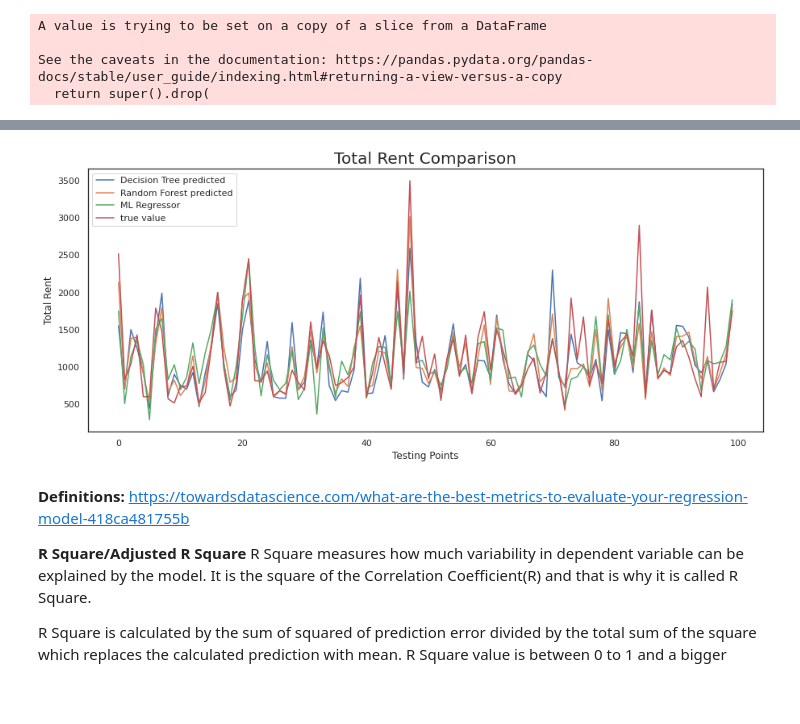
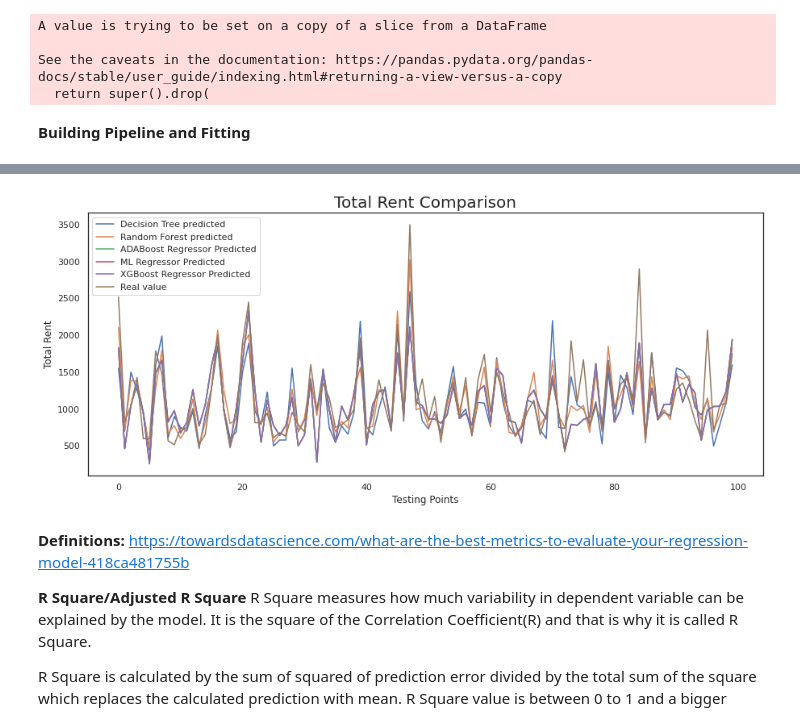
Before and after one commit to Mihrabch/Rental, a Jupyter notebook: Rental_Github.ipynb, the cells around one changed output, grey strips where cells are left out. Cells and saved outputs as stored; diff of their text form; code cells hidden in the pictures; blank space fills up the shorter version.

```diff
--- a/Rental_Github.ipynb
+++ b/Rental_Github.ipynb
@@ -332,7 +331,7 @@ date = pd.DataFrame(dfk_categorical_drp1['date'].value_counts().rename_axis('Typ
 dfk_list = [heating, cond, intQual, petsall, tpflt,date]
 # %%
 p = []
-name = ['heating', 'cond', 'intQual', 'petsall', 'tpflt','date']
+name = ['Heating', 'Condition', 'Interior Quality', 'Pets Allowed', 'Type of Flat','Move in Date']
 for i in range(0,len(dfk_list)):
     fig = plt.figure()
     plt.barh(dfk_list[i].Types, dfk_list[i].counts)
@@ -643,3 +645,5 @@ X_test_c = strat_test_set.drop("totalRent", axis=1)
+# %% [markdown]
+**Building Pipeline and Fitting**
 # %%
 X_train = pd.DataFrame((X_train_c))
 X_test = pd.DataFrame((X_test_c))
@@ -649,14 +653,18 @@ X_test = pd.DataFrame((X_test_c))
 from sklearn.pipeline import make_pipeline
 from sklearn.tree import DecisionTreeRegressor
 from sklearn.ensemble import RandomForestRegressor
+from sklearn.ensemble import AdaBoostRegressor
 from sklearn.neural_network import MLPRegressor
+import xgboost as xgb
 
 
 
 models_to_test = {
-                  'decision tree': DecisionTreeRegressor(random_state=42),
-                  'random forest': RandomForestRegressor(n_estimators=100, random_state=42),
-                  'ML Regressor' : MLPRegressor(random_state=1, max_iter=400)
+                  'decision tree': DecisionTreeRegressor(),
+                  'random forest': RandomForestRegressor(),
+                  'Ada Boost': AdaBoostRegressor(),
+                  'ML Regressor' : MLPRegressor(),
+                  'XGBoost Regressor': xgb.XGBRegressor()
                   }
 # %%
 #Predicting and Plotting
@@ -664,16 +672,23 @@ models_to_test = {
 
 models_to_test['decision tree'].fit(X_train, y_train_c)
 models_to_test['random forest'].fit(X_train, y_train_c)
+models_to_test['Ada Boost'].fit(X_train, y_train_c)
 models_to_test['ML Regressor'].fit(X_train, y_train_c)
+models_to_test['XGBoost Regressor'].fit(X_train, y_train_c)
 
 
-y_predictrd = models_to_test['decision tree'].predict(X_train)
-y_predictrr = models_to_test['random forest'].predict(X_train)
-y_predictrml = models_to_test['ML Regressor'].predict(X_train)
 
-y_predictd = models_to_test['decision tree'].predict(X_test)
-y_predictr = models_to_test['random forest'].predict(X_test)
-y_predictml = models_to_test['ML Regressor'].predict(X_test)
+y_predictraind = models_to_test['decision tree'].predict(X_train)
+y_predictrainr = models_to_test['random forest'].predict(X_train)
+y_predictrainada = models_to_test['Ada Boost'].predict(X_train)
+y_predictrainml = models_to_test['ML Regressor'].predict(X_train)
+y_predictrainxg = models_to_test['XGBoost Regressor'].predict(X_train)
+
+y_predictestd = models_to_test['decision tree'].predict(X_test)
+y_predictestr = models_to_test['random forest'].predict(X_test)
+y_predictestada = models_to_test['Ada Boost'].predict(X_test)
+y_predictestml = models_to_test['ML Regressor'].predict(X_test)
+y_predictestxg = models_to_test['XGBoost Regressor'].predict(X_test)
 
 
 # Plotting
@@ -682,10 +697,12 @@ x_range = range(print_range)
 sns.set_style('white')
 fig = plt.subplots(figsize=(15, 6))
 
-plt.plot(x_range, y_predictd[:print_range], label='Decision Tree predicted')
-plt.plot(x_range, y_predictr[:print_range], label='Random Forest predicted')
-plt.plot(x_range, y_predictml[:print_range], label='ML Regressor')
-plt.plot(x_range, y_test_c[:print_range], label='true value')
+plt.plot(x_range, y_predictestd[:print_range], label='Decision Tree predicted')
+plt.plot(x_range, y_predictestr[:print_range], label='Random Forest predicted')
+plt.plot(x_range, y_predictestml[:print_range], label='ADABoost Regressor Predicted')
+plt.plot(x_range, y_predictestml[:print_range], label='ML Regressor Predicted')
+plt.plot(x_range, y_predictestml[:print_range], label='XGBoost Regressor Predicted')
+plt.plot(x_range, y_test_c[:print_range], label='Real value')
 
 plt.title(f'Total Rent Comparison', fontsize=20)
 plt.ylabel("Total Rent")
@@ -696,7 +713,7 @@ plt.show()
 # print(len(y_train_c))
 # print(len(y_predict))
 
-yr = pd.DataFrame([y_predictrd,y_predictrr,y_predictrml ])
+yr = pd.DataFrame([y_predictraind,y_predictrainr,y_predictrainada,y_predictrainml,y_predictrainxg ])
 
-y = pd.DataFrame([y_predictd,y_predictr,y_predictml ])
+y = pd.DataFrame([y_predictestd,y_predictestr,y_predictestada,y_predictestml,y_predictestxg ])
 # %% [output]
@@ -703,4 +721,4 @@ y = pd.DataFrame([y_predictd,y_predictr,y_predictml ])
-[figure, old version]
+[figure, new version]
 # %% [markdown]
 
 **Definitions:**
```
Also changed, not shown: parts of 51 cells of this notebook.
